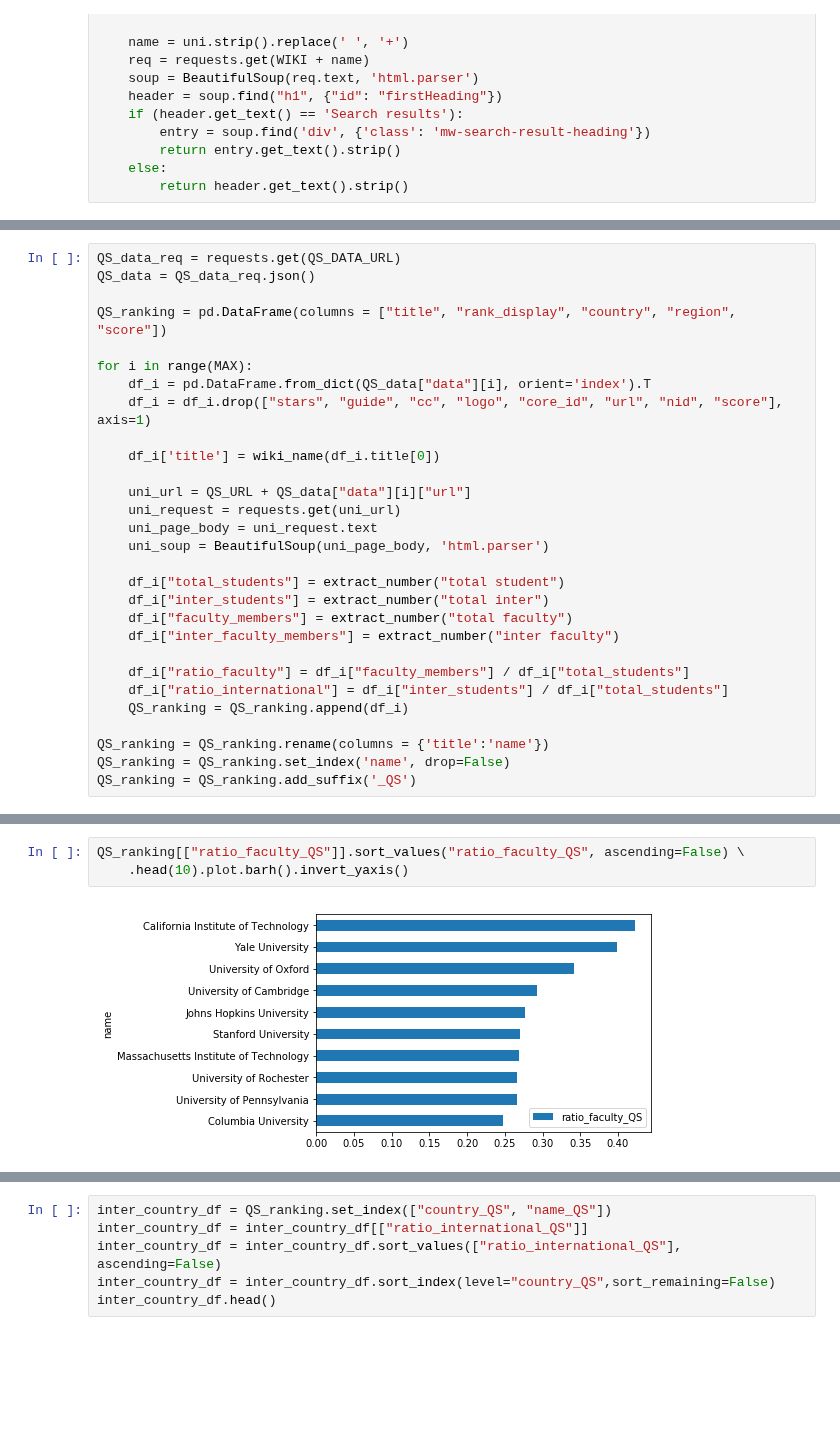
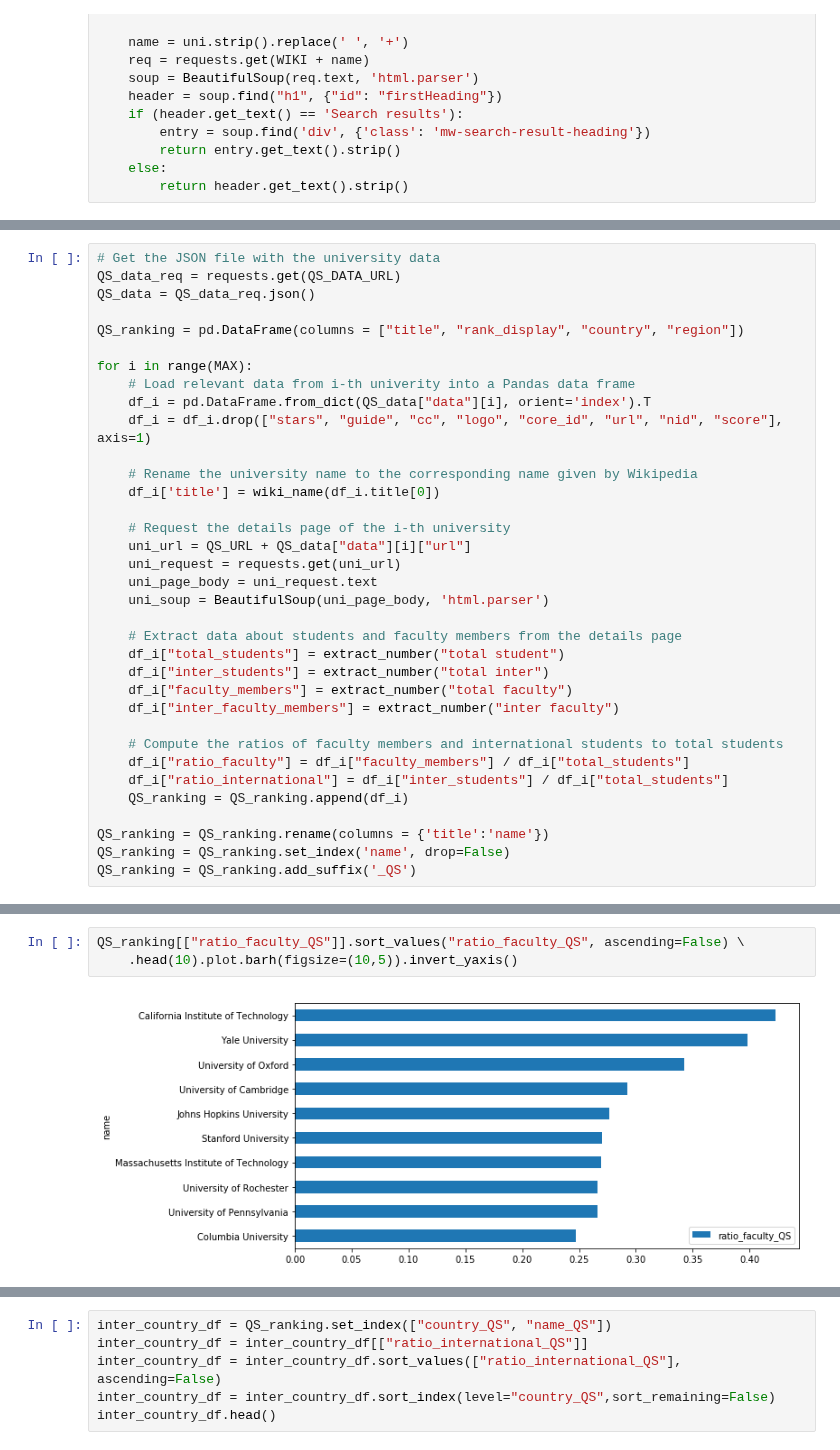
Before and after one commit to roman-bachmann/prayingmantissa, a Jupyter notebook: homework02/homework02.ipynb, the cells around one changed output, grey strips where cells are left out. Saved outputs shown, nothing was run; the diff lists cells and outputs as text; blank space fills up the shorter version.

```diff
--- a/homework02/homework02.ipynb
+++ b/homework02/homework02.ipynb
@@ -61,25 +76,31 @@ def wiki_name(uni):
 # %%
+# Get the JSON file with the university data
 QS_data_req = requests.get(QS_DATA_URL)
 QS_data = QS_data_req.json()
 
-QS_ranking = pd.DataFrame(columns = ["title", "rank_display", "country", "region", "score"])
+QS_ranking = pd.DataFrame(columns = ["title", "rank_display", "country", "region"])
 
 for i in range(MAX):
+    # Load relevant data from i-th univerity into a Pandas data frame
     df_i = pd.DataFrame.from_dict(QS_data["data"][i], orient='index').T
     df_i = df_i.drop(["stars", "guide", "cc", "logo", "core_id", "url", "nid", "score"], axis=1)
 
+    # Rename the university name to the corresponding name given by Wikipedia
     df_i['title'] = wiki_name(df_i.title[0])
 
+    # Request the details page of the i-th university
     uni_url = QS_URL + QS_data["data"][i]["url"]
     uni_request = requests.get(uni_url)
     uni_page_body = uni_request.text
     uni_soup = BeautifulSoup(uni_page_body, 'html.parser')
 
+    # Extract data about students and faculty members from the details page
     df_i["total_students"] = extract_number("total student")
     df_i["inter_students"] = extract_number("total inter")
     df_i["faculty_members"] = extract_number("total faculty")
     df_i["inter_faculty_members"] = extract_number("inter faculty")
 
+    # Compute the ratios of faculty members and international students to total students
     df_i["ratio_faculty"] = df_i["faculty_members"] / df_i["total_students"]
     df_i["ratio_international"] = df_i["inter_students"] / df_i["total_students"]
     QS_ranking = QS_ranking.append(df_i)
@@ -110,5 +139,5 @@ QS_ranking.head()
 # %%
 QS_ranking[["ratio_faculty_QS"]].sort_values("ratio_faculty_QS", ascending=False) \
-    .head(10).plot.barh().invert_yaxis()
+    .head(10).plot.barh(figsize=(10,5)).invert_yaxis()
 # %% [output]
-[figure, old version]
+[figure, new version]
```
Also changed, not shown: parts of 35 cells of this notebook.
